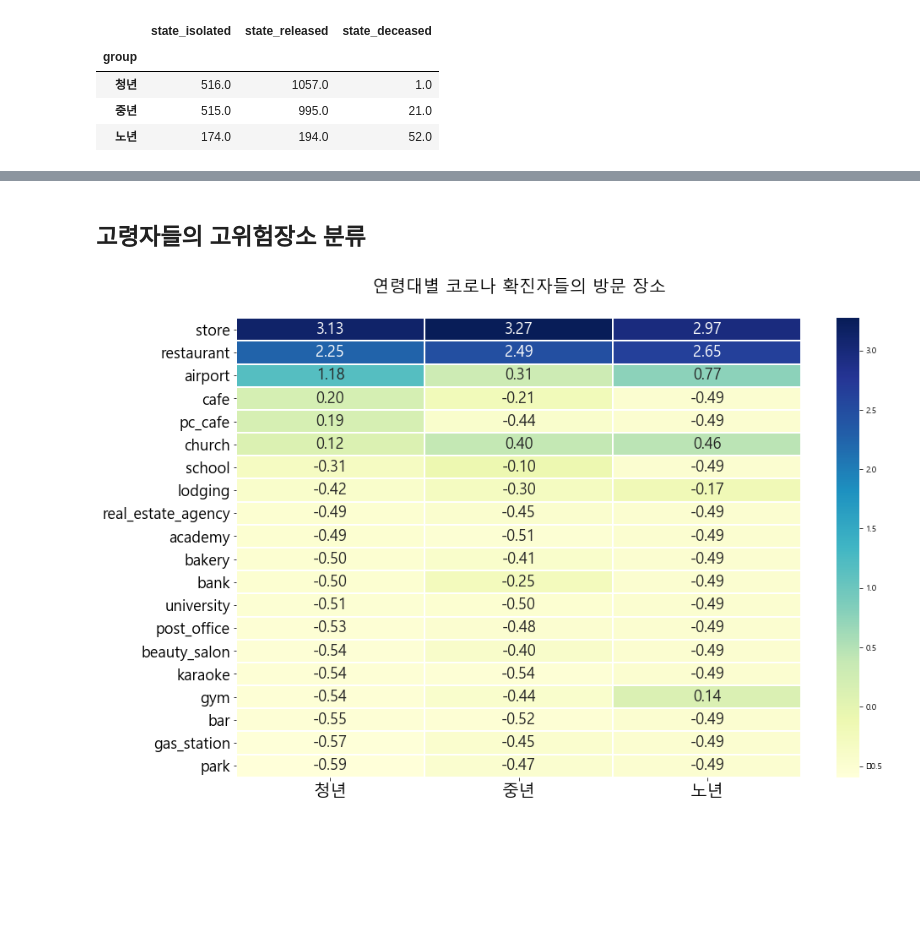
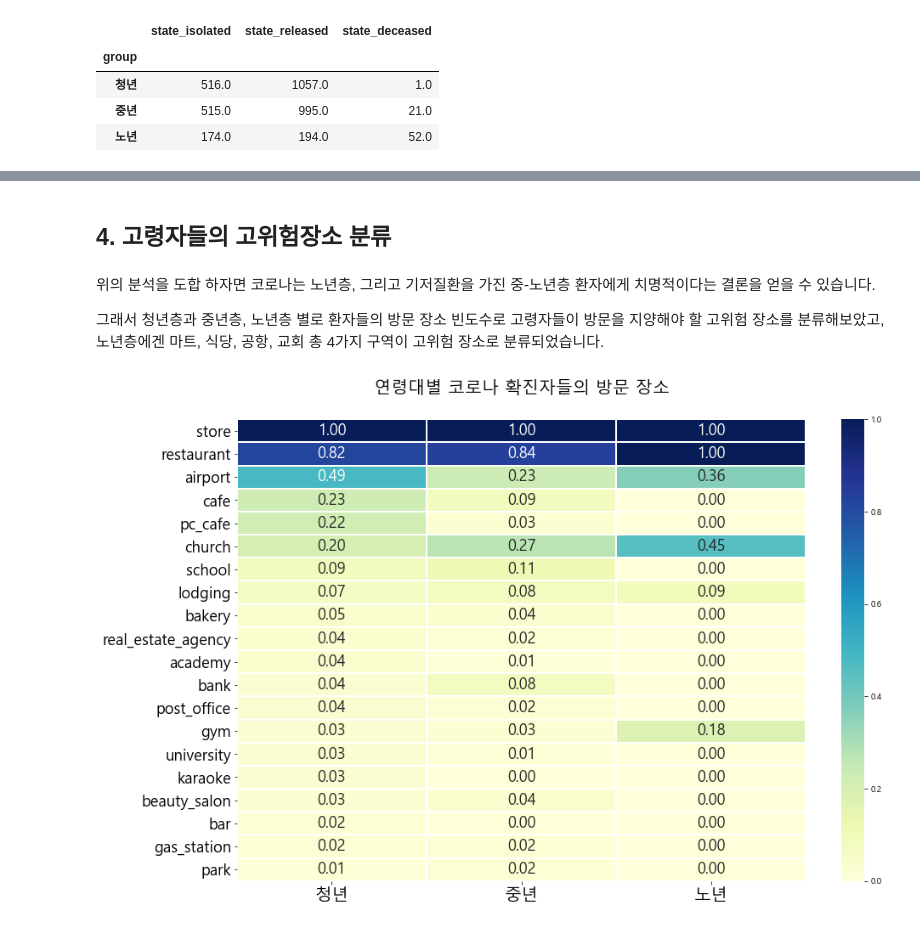
Before and after one commit to inuinseoul/2020teammate, a Jupyter notebook: 데이터 시각화 프로젝트/김주영/covid19vs_jy.ipynb, the cells around one changed output, grey strips where cells are left out. Saved outputs shown, nothing was run; the diff lists cells and outputs as text; code cells hidden in the pictures; blank space fills up the shorter version.

```diff
--- a/데이터 시각화 프로젝트/김주영/covid19vs_jy.ipynb
+++ b/데이터 시각화 프로젝트/김주영/covid19vs_jy.ipynb
@@ -158,6 +166,6 @@ for x, y in zip(index, count):
 # %%
-disease_true = ages[ages.disease == True]
-disease_false = ages[ages.disease.isna()]
+disease_true = ages[(ages.group != '청년') & (ages.disease == True)]
+disease_false = ages[(ages.group != '청년') & (ages.disease.isna())]
 
 # 기저질환보유자 연령대 시각화
 index = range(0, 100+1, 10)
@@ -372,16 +292,0 @@ array(['overseas inflow', 'contact with patient', 'Seongdong-gu APT',
-# %%
-patient = ages[:]
-patient = patient.dropna(subset=['city'])
-patient = patient.drop(patient[patient.city == 'etc'].index, axis=0)
-patient['address'] = patient['city'] + ', ' + patient['province']
-patient = patient.reset_index()
-
-add = aging_society.address.unique()
-res = []
-for i in range(len(patient.address)):
-    if patient.address[i] in add:
-        res.append(True)
-        count += 1
-    else:
-        res.append(False)
-# patient = patient[res]
@@ -392,34 +293,38 @@ for i in range(len(patient.address)):
 # %% [markdown]
-## 고령자들의 고위험장소 분류
+## 4. 고령자들의 고위험장소 분류
+# %% [markdown]
+위의 분석을 도합 하자면 코로나는 노년층, 그리고 기저질환을 가진 중-노년층 환자에게 치명적이다는 결론을 얻을 수 있습니다.
+
+
+그래서 청년층과 중년층, 노년층 별로 환자들의 방문 장소 빈도수로 고령자들이 방문을 지양해야 할 고위험 장소를 분류해보았고,
+노년층에겐 마트, 식당, 공항, 교회 총 4가지 구역이 고위험 장소로 분류되었습니다.
 # %%
 # 노인들의 이동경로와 청년들의 이동경로로 노인들에게 위험한 장소 분류
 
 except_type = ['etc', 'hospital', 'pharmacy', 'administrative_area_level_1', 'public_transportation']
 
 rute = pd.read_csv('./coronavirusdataset/PatientRoute.csv')
-rute_type = [x for x in rute.type.unique() if x not in except_type]
 for i in except_type:
     rute = rute.drop(rute[rute.type == i].index, axis=0)
 
-r_patient = patient[:]
-r_patient
-rute_info = pd.merge(rute, r_patient[['patient_id', 'age', 'group', 'infection_case', 'infection_order', 'infected_by', 'contact_number', 'address']], on='patient_id')
-rute_group_by_age = [ruteinfo[rute_info.group==x].type.value_counts() for x in ['청년', '중년', '노년']]
+patient = ages[:]
+rute_info = pd.merge(rute, patient[['patient_id', 'age', 'group', 'infection_case', 'infection_order', 'infected_by', 'contact_number']], on='patient_id')
+rute_group_by_age = [rute_info[rute_info.group==x].type.value_counts() for x in ['청년', '중년', '노년']]
 
 result = pd.DataFrame(rute_group_by_age).fillna(0)
 result.index = ['청년', '중년', '노년']
 result = result.T
 
 plt.figure(figsize=(15, 10))
 plt.title('연령대별 코로나 확진자들의 방문 장소\n', fontsize=20)
-sns.heatmap(StandardScaler().fit_transform(result),
+sns.heatmap(MaxAbsScaler().fit_transform(result),
             annot=True,
             fmt='.2f',
             cmap="YlGnBu",
             annot_kws={"size":18},
             linewidths=1)
 plt.xticks(np.arange(len(result.columns))+0.5, ['청년', '중년', '노년'], fontsize=20)
 plt.yticks(np.arange(len(result.index))+0.5, result.index, fontsize=18, rotation=0)
 plt.show()
 # %% [output]
-[figure, old version]
+[figure, new version]
```
Also changed, not shown: parts of 27 cells of this notebook.
